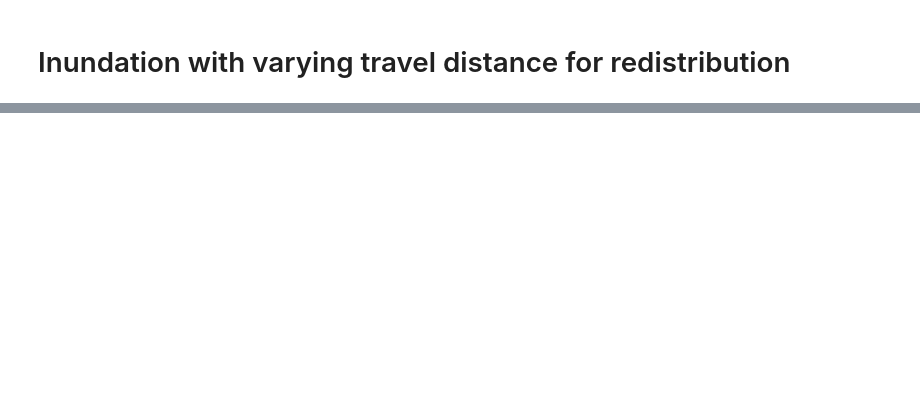
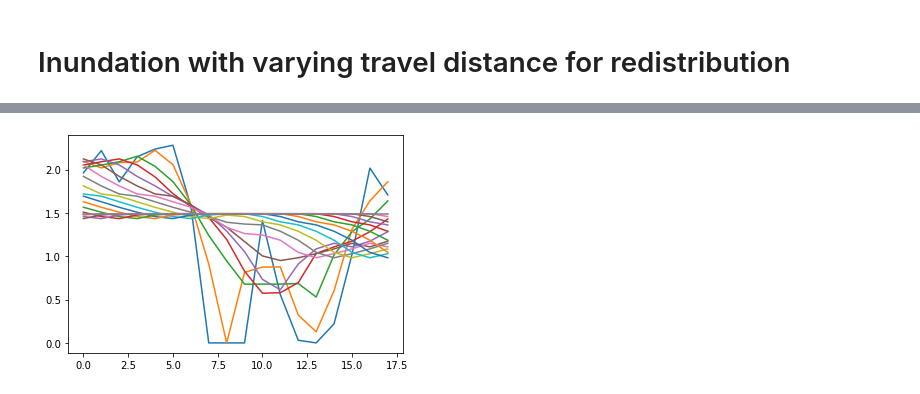
Before and after one commit to ym2540/GISSR_Optimization, a Jupyter notebook: ideal/ideal_test.ipynb, the cells around one changed output, grey strips where cells are left out. Cells and saved outputs as stored; diff of their text form; code cells hidden in the pictures; blank space fills up the shorter version.

```diff
--- a/ideal/ideal_test.ipynb
+++ b/ideal/ideal_test.ipynb
@@ -75,6 +79,12 @@ df = pd.DataFrame(points)
 # Inundation with varying travel distance for redistribution
 # %%
 divs_allocate = list(range(18))
+
+positions = []
+for i, p in enumerate(wall_height):
+    if Topo.all_divs[i] in divs_allocate:
+        positions.append(i)
+
 h_start = 0
 h_end = 0
 h_num = 1
@@ -83,7 +93,7 @@ points = []
 wall_height[positions] = h_start
 
 data = []
-for r in range(10):
+for r in range(18):
     params.travel_dist = r
     groups = generate_groups(Topo.div_data)
 
@@ -109,7 +119,9 @@ for r in range(10):
         points.append([h, cost_wall, cost_dmg, cost_tot])
 
         data.append(height_grouped[4])
-        print(np.max(np.max(height_grouped, axis=1) - np.min(height_grouped, axis=1)))
+        print(height_grouped)
+        print("foo")
+        #print(np.max(np.max(height_grouped, axis=1) - np.min(height_grouped, axis=1)))
 
 df = pd.DataFrame(data)
 df.to_csv("ideal_test_travel.csv")
@@ -126,0 +168,10 @@ df.to_csv("ideal_test_travel.csv")
+# %%
+import matplotlib.pyplot as plt
+
+divs = list(range(18))
+for div in divs:
+    plt.plot(divs, data[div], label=div)
+#plt.legend()
+plt.show()
+# %% [output]
+[figure, added]
```
Also changed, not shown: parts of 5 cells of this notebook, 2 other files.
